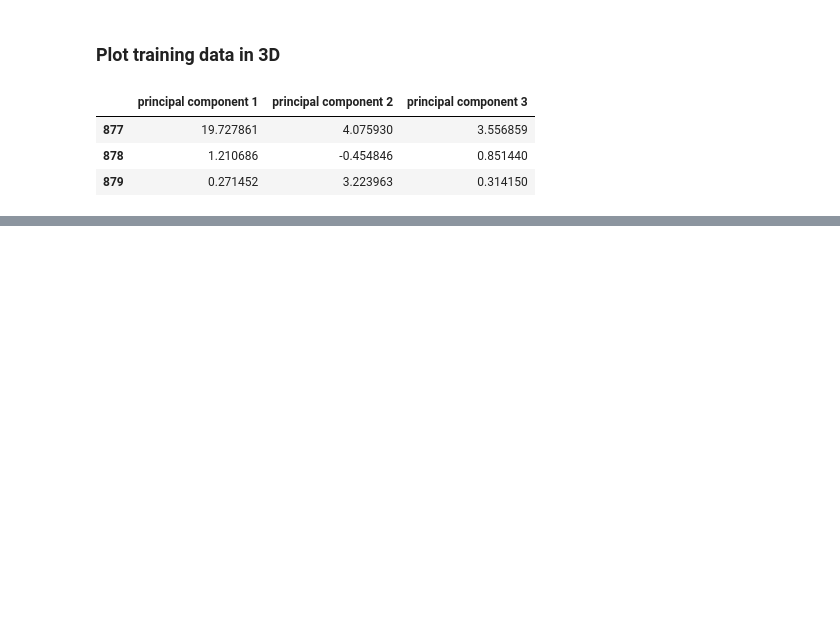
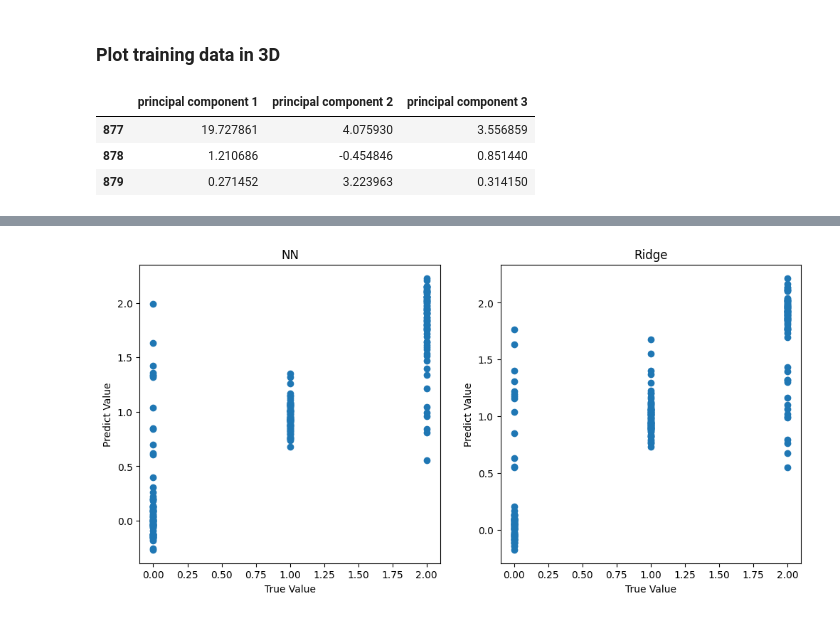
Before and after one commit to Vghxv/112-1-EDM, a Jupyter notebook: stu_stress.ipynb, the cells around one changed output, grey strips where cells are left out. Saved outputs shown, nothing was run; the diff lists cells and outputs as text; code cells hidden in the pictures; blank space fills up the shorter version.

```diff
--- a/stu_stress.ipynb
+++ b/stu_stress.ipynb
@@ -258,0 +396,21 @@ weighted avg       0.87      0.87      0.87       220
+# %%
+pred = pd.DataFrame({
+    'True_y':list(y_test),
+#    "XGB": list(xgb_test_pred[:,0]),
+    "NN":list(NN_test_predictions),
+    "Ridge":list(Ridge_test_predictions[:,0])
+})
+
+fig_idx = 1
+plt.figure(figsize = (12,12))
+for method in ["NN","Ridge"]:
+    fig = plt.subplot(2,2,fig_idx)
+    fig_idx = fig_idx+1
+    fig.figsize = (6,6)
+    plt.scatter(pred['True_y'], pred[method])
+    plt.xlabel('True Value')
+    plt.ylabel('Predict Value')
+    plt.title(method)
+plt.show()
+# %% [output]
+[figure, added]
```
Also changed, not shown: parts of 10 cells of this notebook.
